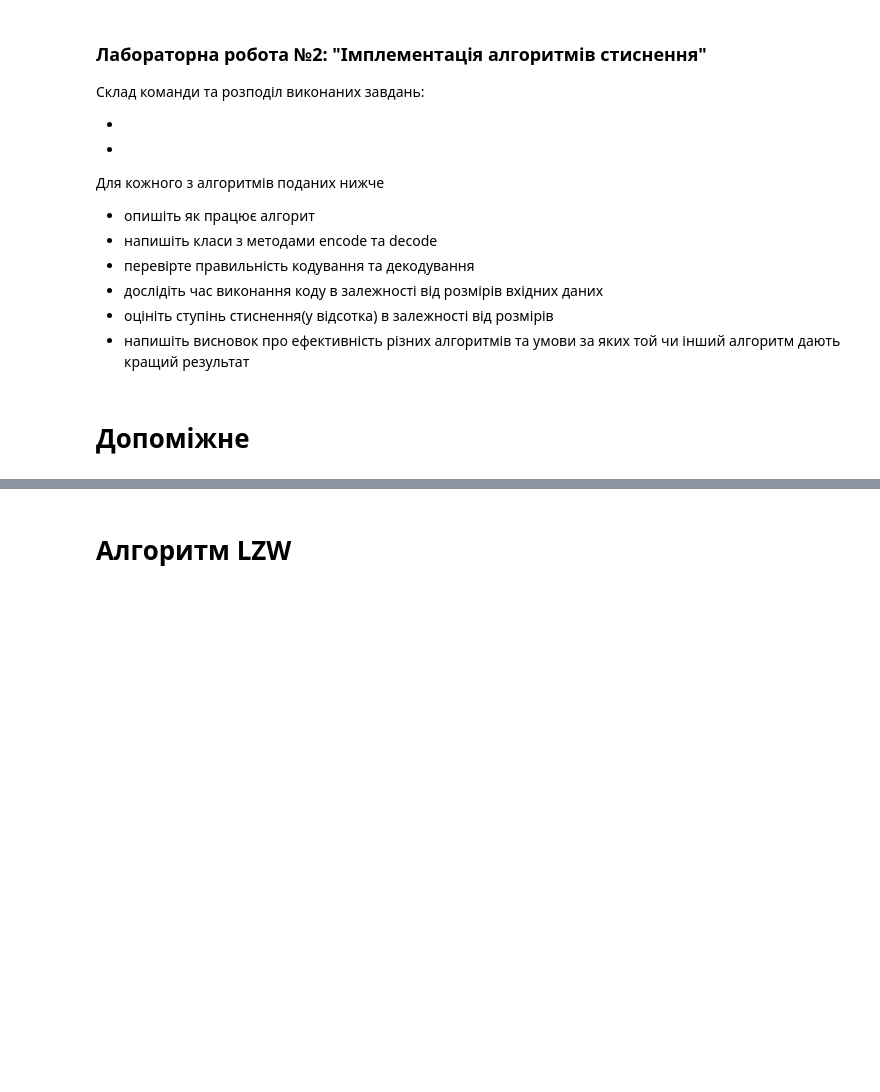
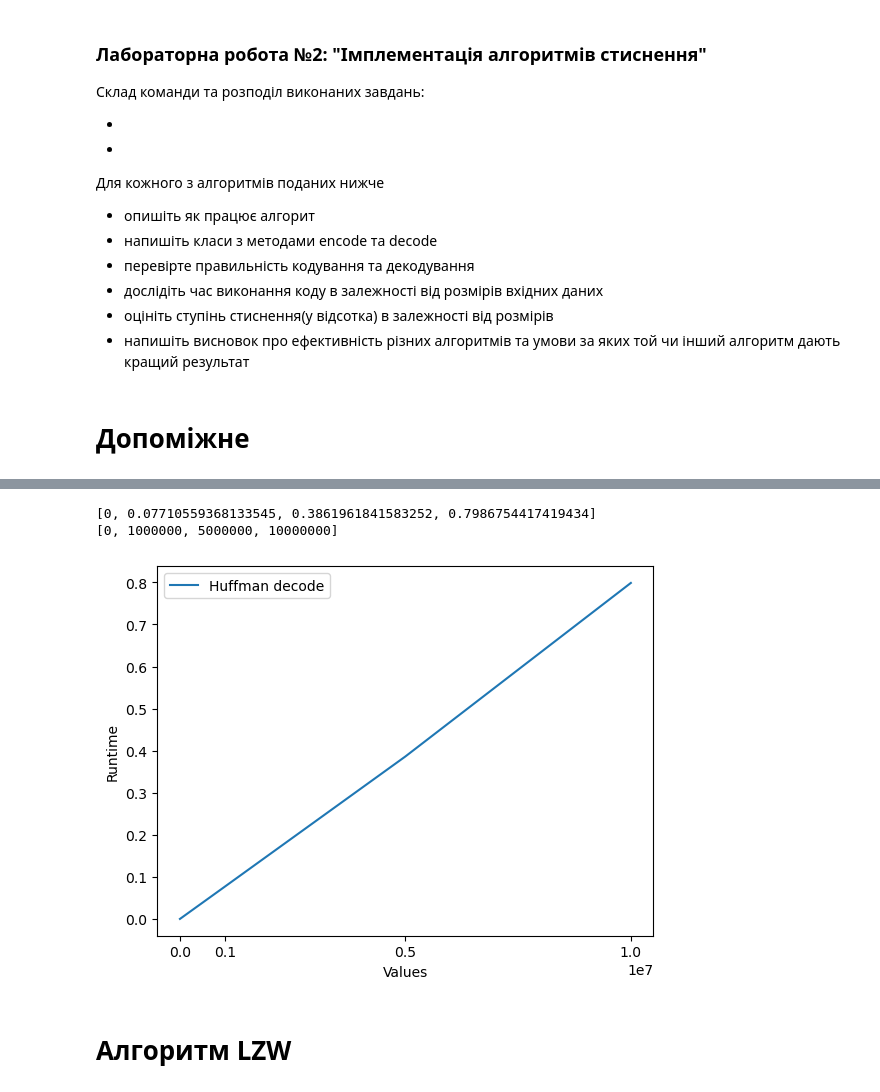
Before and after one commit to n1n1n1q/Coding-Algorithms, a Jupyter notebook: CodingAlgorithms.ipynb, the cells around one changed output, grey strips where cells are left out. Saved outputs shown, nothing was run; the diff lists cells and outputs as text; code cells hidden in the pictures; blank space fills up the shorter version.

```diff
--- a/CodingAlgorithms.ipynb
+++ b/CodingAlgorithms.ipynb
@@ -69,3 +166,9 @@ class Huffman:
+# %%
+test_multiple([g.encode], [1000000, 5000000, 10000000], 10, SYMBOLS, ["Huffman decode"])
+# %% [output]
+[0, 0.07710559368133545, 0.3861961841583252, 0.7986754417419434]
+[0, 1000000, 5000000, 10000000]
+[figure, added]
 # %% [markdown]
 # Алгоритм LZW
 # %% [markdown]
```
Also changed, not shown: parts of 15 cells of this notebook, 1 other file.
